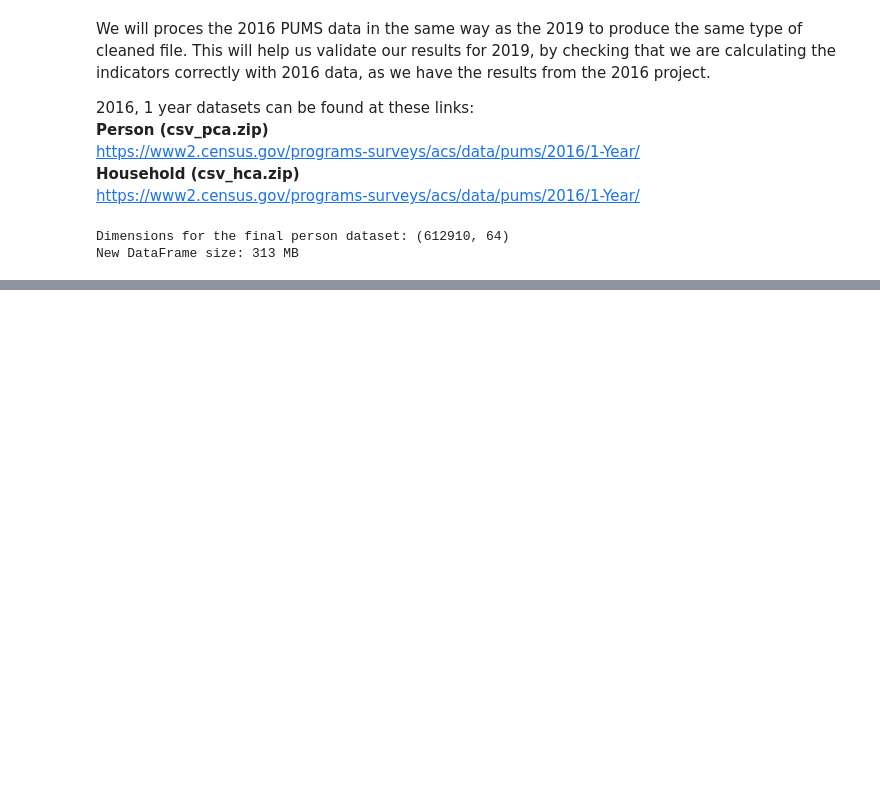
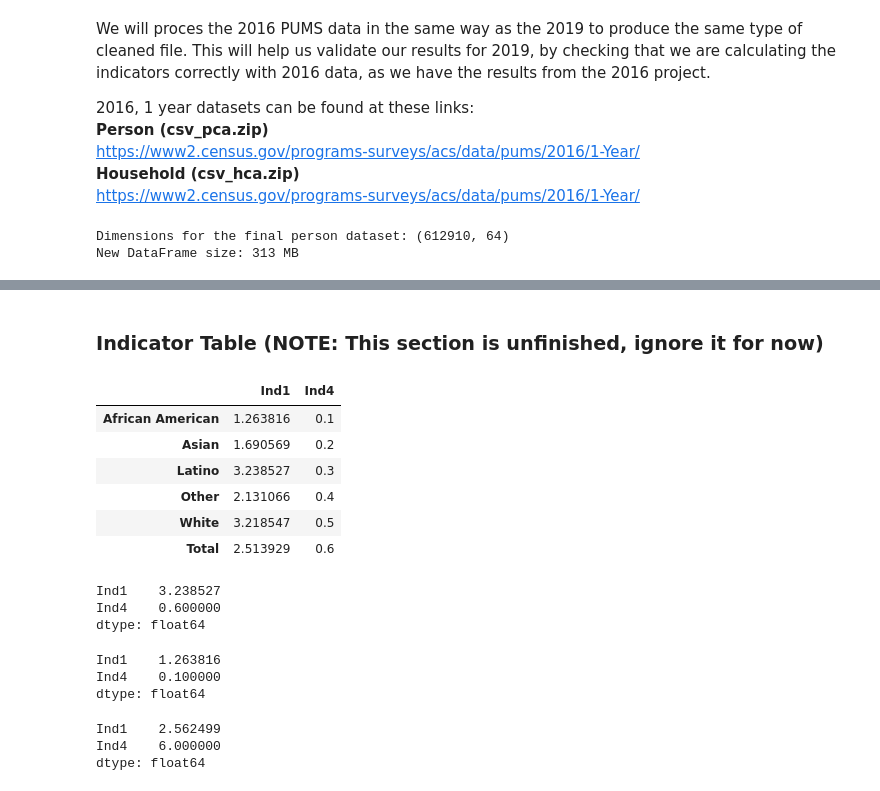
Before and after one commit to jaimev408/Oakland_RE_Indicators, a Jupyter notebook: ORE Main.ipynb, the cells around one changed output, grey strips where cells are left out. Drawn from its saved outputs; the diff is of its cells as text; code cells hidden in the pictures; blank space fills up the shorter version.

```diff
--- a/ORE Main.ipynb
+++ b/ORE Main.ipynb
@@ -319,0 +338,2 @@ Name: RACE, dtype: float64
+# %% [markdown]
+### Indicator Table (NOTE: This section is unfinished, ignore it for now)
@@ -319,0 +356,32 @@ Name: RACE, dtype: float64
+# %%
+def calcIndicator(dummyTable)
+    calcTable = table
+# %% [output]
+|  | Ind1 | Ind4 |
+| African American | 1.263816 | 0.1 |
+| Asian | 1.690569 | 0.2 |
+| Latino | 3.238527 | 0.3 |
+| Other | 2.131066 | 0.4 |
+| White | 3.218547 | 0.5 |
+| Total | 2.513929 | 0.6 |
+# %%
+a = dummyTable.max(axis = 0)
+a
+# %% [output]
+Ind1    3.238527
+Ind4    0.600000
+dtype: float64
+# %%
+b = dummyTable.min(axis = 0)
+b
+# %% [output]
+Ind1    1.263816
+Ind4    0.100000
+dtype: float64
+# %%
+ratio = a/b
+ratio
+# %% [output]
+Ind1    2.562499
+Ind4    6.000000
+dtype: float64
```
Also changed, not shown: parts of 38 cells of this notebook.
